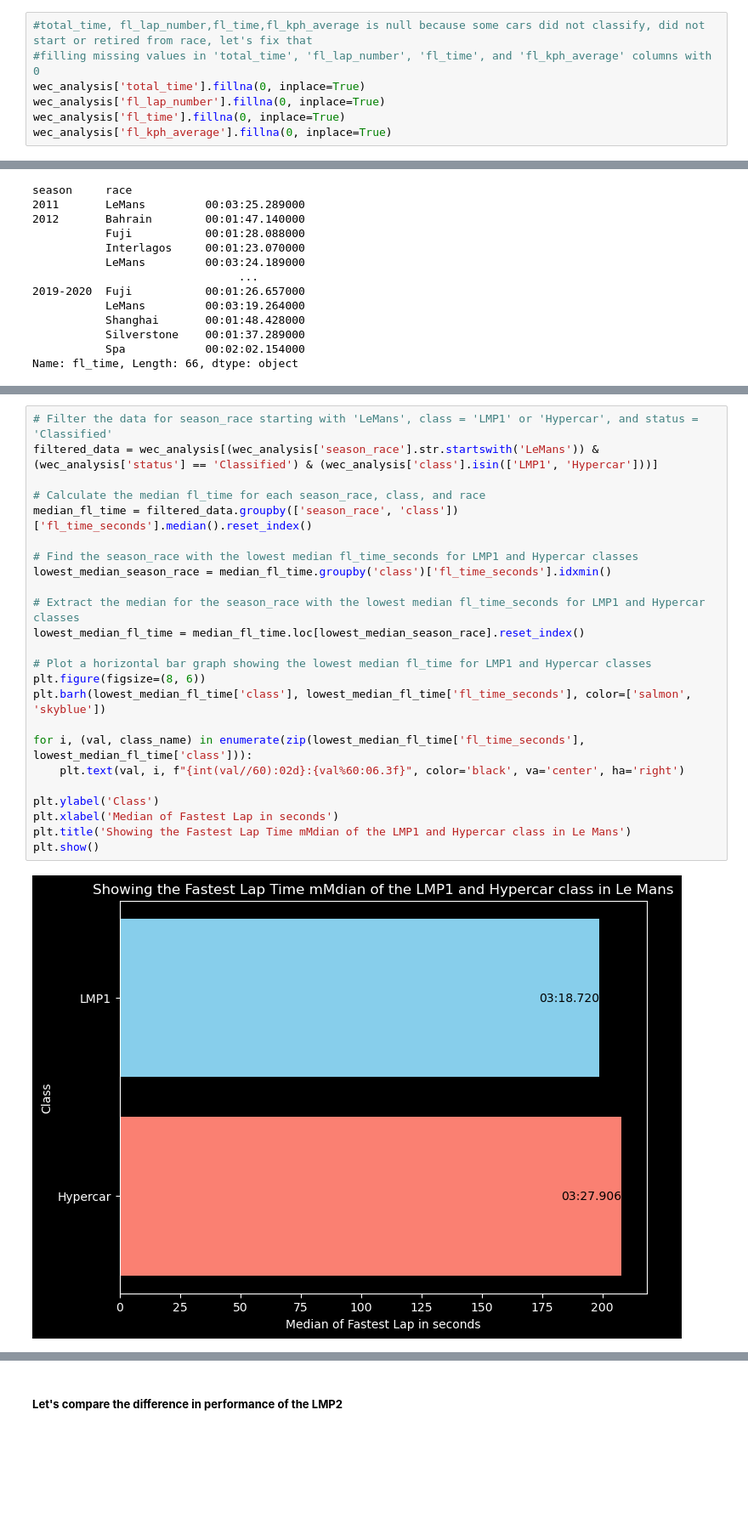
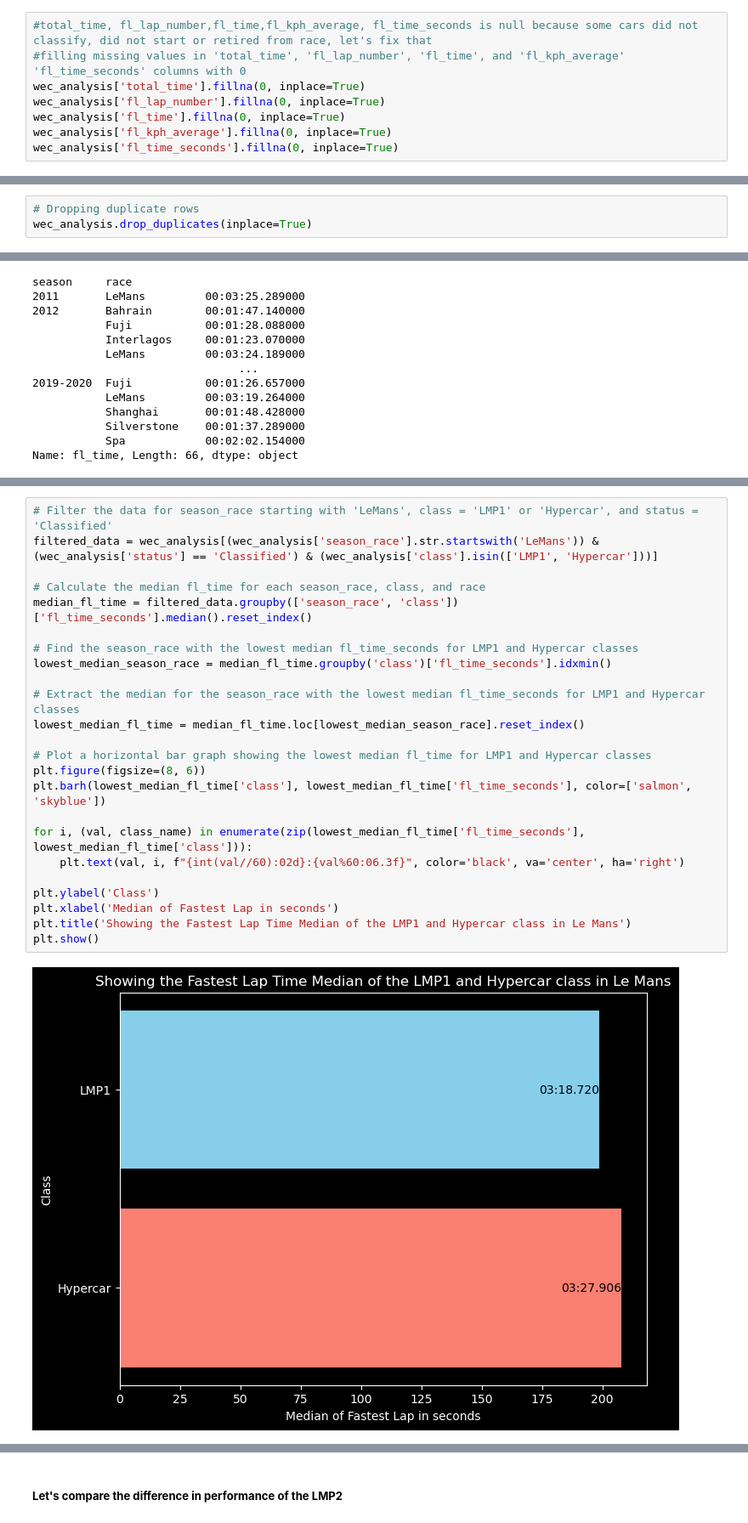
Before and after one commit to FelipeLRoll/wec-analysis, a Jupyter notebook: Notebooks/wec_analysis.ipynb, the cells around one changed output, grey strips where cells are left out. Shown at 85% size. Cells and saved outputs as stored; diff of their text form; blank space fills up the shorter version.

```diff
--- a/Notebooks/wec_analysis.ipynb
+++ b/Notebooks/wec_analysis.ipynb
@@ -179,9 +184,10 @@ missing_total_time.sample(3)
 # %% [markdown]
 ##### **Filling missing values**
 # %%
-#total_time, fl_lap_number,fl_time,fl_kph_average is null because some cars did not classify, did not start or retired from race, let's fix that
-#filling missing values in 'total_time', 'fl_lap_number', 'fl_time', and 'fl_kph_average' columns with 0
+#total_time, fl_lap_number,fl_time,fl_kph_average, fl_time_seconds is null because some cars did not classify, did not start or retired from race, let's fix that
+#filling missing values in 'total_time', 'fl_lap_number', 'fl_time', and 'fl_kph_average' 'fl_time_seconds' columns with 0
 wec_analysis['total_time'].fillna(0, inplace=True)
 wec_analysis['fl_lap_number'].fillna(0, inplace=True)
 wec_analysis['fl_time'].fillna(0, inplace=True)
 wec_analysis['fl_kph_average'].fillna(0, inplace=True)
+wec_analysis['fl_time_seconds'].fillna(0, inplace=True)
@@ -228,0 +240,3 @@ memory usage: 474.3+ KB
+# %%
+# Dropping duplicate rows
+wec_analysis.drop_duplicates(inplace=True)
@@ -508,27 +524,27 @@ There are many variables to take in cosideration such human error, number of car
 # %%
 # Filter the data for season_race starting with 'LeMans', class = 'LMP1' or 'Hypercar', and status = 'Classified'
 filtered_data = wec_analysis[(wec_analysis['season_race'].str.startswith('LeMans')) & (wec_analysis['status'] == 'Classified') & (wec_analysis['class'].isin(['LMP1', 'Hypercar']))]
 
 # Calculate the median fl_time for each season_race, class, and race
 median_fl_time = filtered_data.groupby(['season_race', 'class'])['fl_time_seconds'].median().reset_index()
 
 # Find the season_race with the lowest median fl_time_seconds for LMP1 and Hypercar classes
 lowest_median_season_race = median_fl_time.groupby('class')['fl_time_seconds'].idxmin()
 
 # Extract the median for the season_race with the lowest median fl_time_seconds for LMP1 and Hypercar classes
 lowest_median_fl_time = median_fl_time.loc[lowest_median_season_race].reset_index()
 
 # Plot a horizontal bar graph showing the lowest median fl_time for LMP1 and Hypercar classes
 plt.figure(figsize=(8, 6))
 plt.barh(lowest_median_fl_time['class'], lowest_median_fl_time['fl_time_seconds'], color=['salmon', 'skyblue'])
 
 for i, (val, class_name) in enumerate(zip(lowest_median_fl_time['fl_time_seconds'], lowest_median_fl_time['class'])):
     plt.text(val, i, f"{int(val//60):02d}:{val%60:06.3f}", color='black', va='center', ha='right')
 
 plt.ylabel('Class')
 plt.xlabel('Median of Fastest Lap in seconds')
-plt.title('Showing the Fastest Lap Time mMdian of the LMP1 and Hypercar class in Le Mans')
+plt.title('Showing the Fastest Lap Time Median of the LMP1 and Hypercar class in Le Mans')
 plt.show()
 # %% [output]
-[figure, old version]
+[figure, new version]
 # %% [markdown]
```
Also changed, not shown: parts of 44 cells of this notebook.
